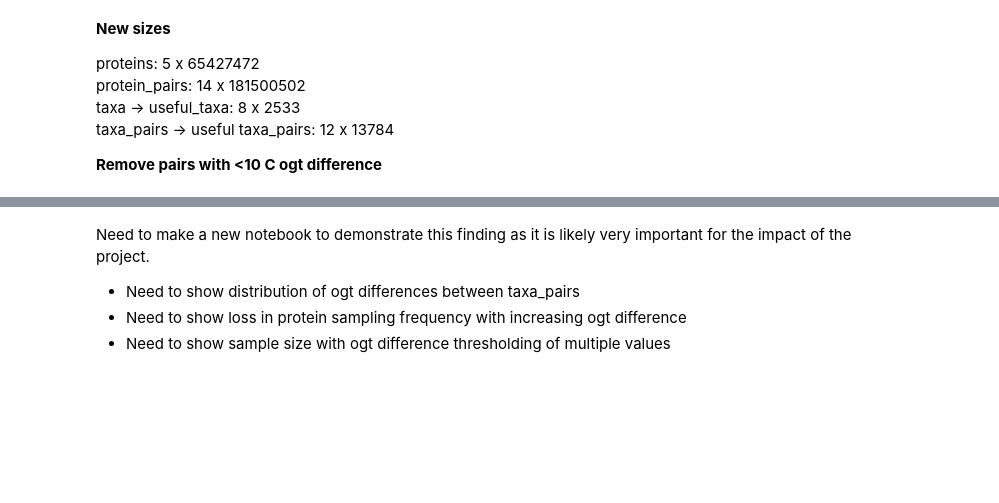
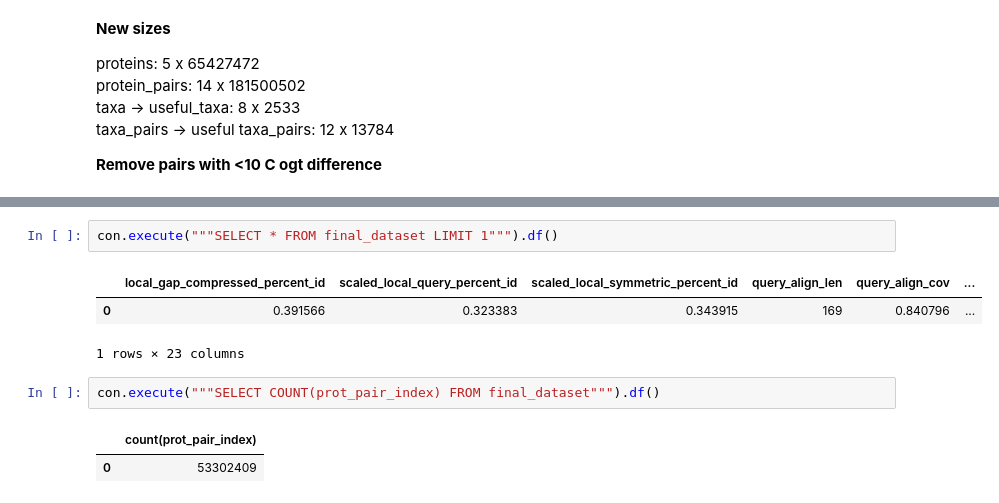
Before and after one commit to learn2therm/ValidProt, a Jupyter notebook: notebooks/database_pruning.ipynb, the cells around one changed output, grey strips where cells are left out. Drawn from its saved outputs; the diff is of its cells as text; blank space fills up the shorter version.

```diff
--- a/notebooks/database_pruning.ipynb
+++ b/notebooks/database_pruning.ipynb
@@ -127,6 +163,11 @@ final_proteins.head()
-# %% [markdown]
-Need to make a new notebook to demonstrate this finding as it is likely very important for the impact of the project.
-
-- Need to show distribution of ogt differences between taxa_pairs
-- Need to show loss in protein sampling frequency with increasing ogt difference
-- Need to show sample size with ogt difference thresholding of multiple values
+# %%
+con.execute("""SELECT * FROM final_dataset LIMIT 1""").df()
+# %% [output]
+|  | local_gap_compressed_percent_id | scaled_local_query_percent_id | scaled_local_symmetric_percent_id | query_align_len | query_align_cov | ... |
+| 0 | 0.391566 | 0.323383 | 0.343915 | 169 | 0.840796 | ... |
+1 rows × 23 columns
+# %%
+con.execute("""SELECT COUNT(prot_pair_index) FROM final_dataset""").df()
+# %% [output]
+|  | count(prot_pair_index) |
+| 0 | 53302409 |
```
Also changed, not shown: parts of 29 cells of this notebook, 8 other files.
